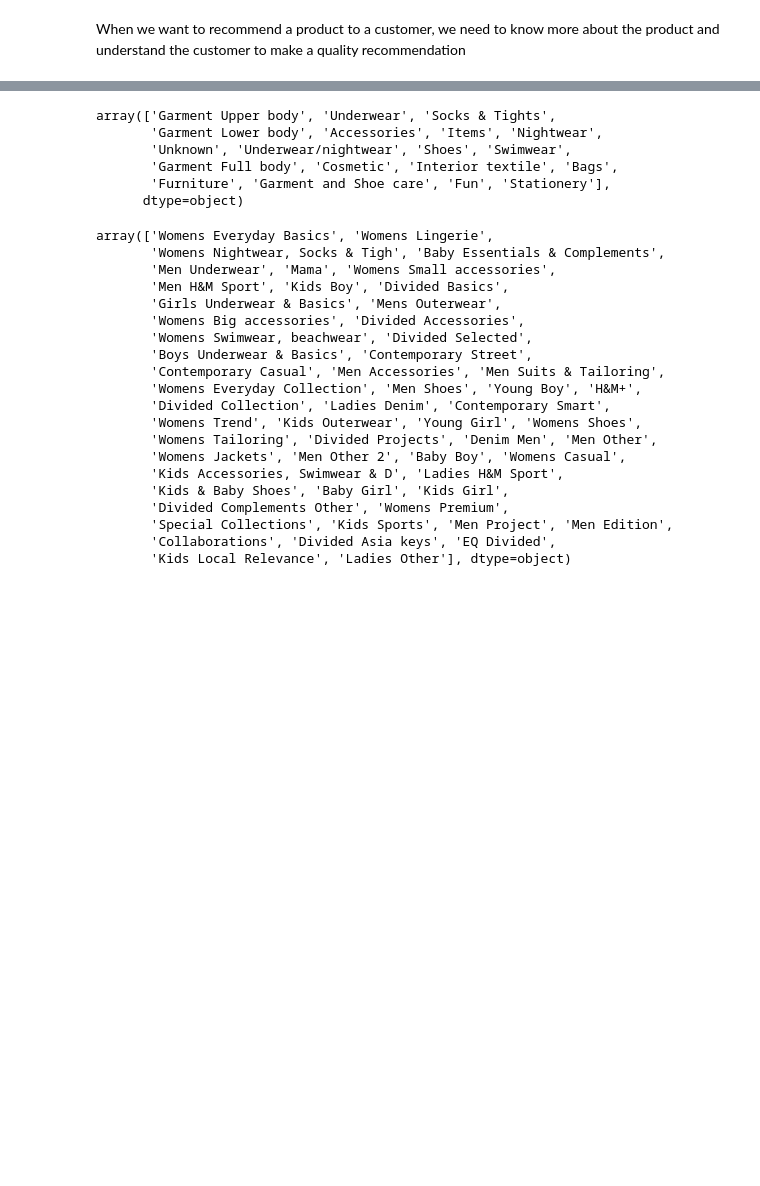
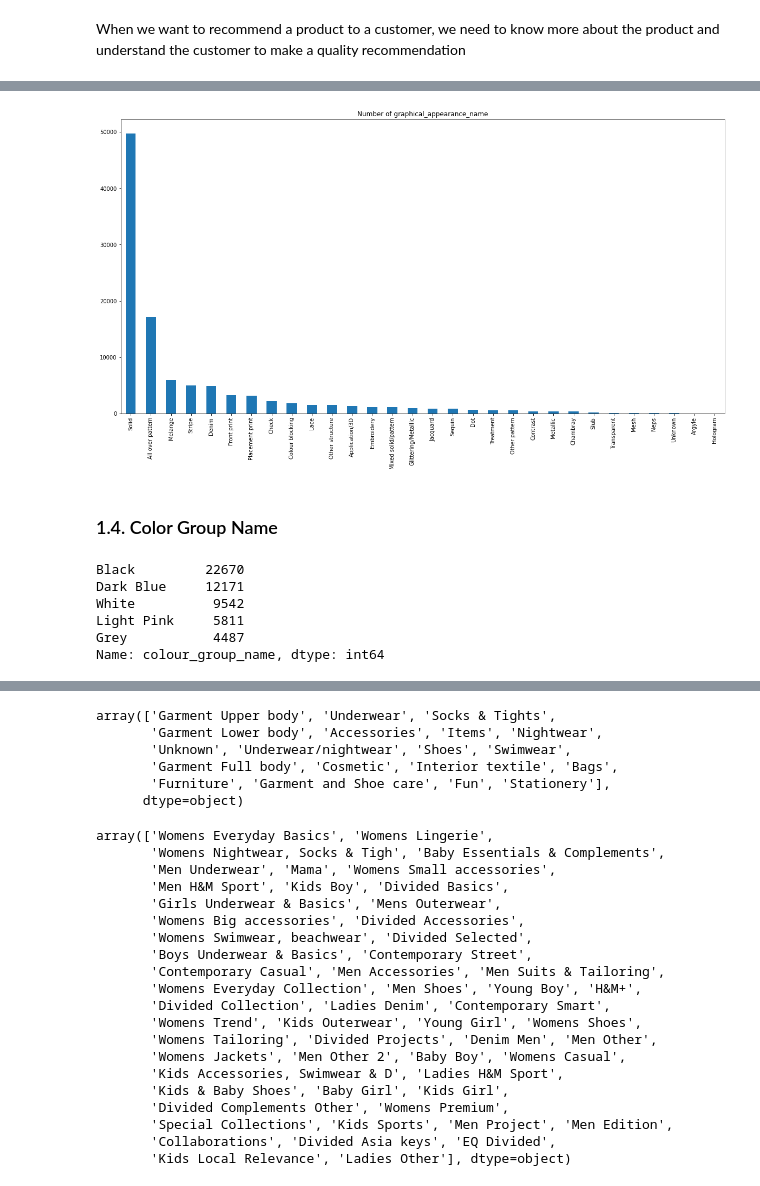
Before and after one commit to thanhyx4/H-M-Personalized-Fashion-Recommendations, a Jupyter notebook: Data_understand_RecSys.ipynb, the cells around one changed output, grey strips where cells are left out. Drawn from its saved outputs; the diff is of its cells as text; code cells hidden in the pictures; blank space fills up the shorter version.

```diff
--- a/Data_understand_RecSys.ipynb
+++ b/Data_understand_RecSys.ipynb
@@ -66,0 +115,15 @@ When we want to recommend a product to a customer, we need to know more about th
+# %%
+df_article['graphical_appearance_name'].value_counts().plot( kind='bar', figsize = (20,10), title = 'Number of graphical_appearance_name')
+# %% [output]
+[figure, added]
+# %% [markdown]
+### 1.4. Color Group Name
+# %%
+print(df_article['colour_group_name'].value_counts().head())
+# %% [output]
+Black         22670
+Dark Blue     12171
+White          9542
+Light Pink     5811
+Grey           4487
+Name: colour_group_name, dtype: int64
```
Also changed, not shown: parts of 25 cells of this notebook.
